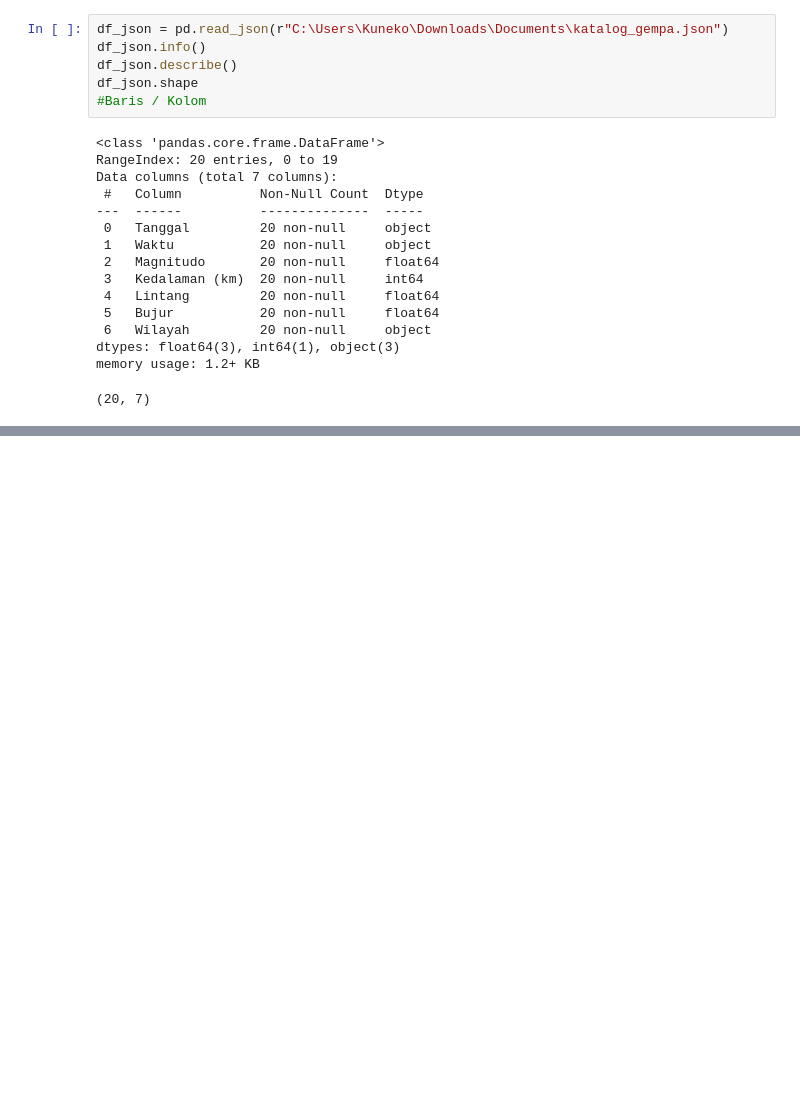
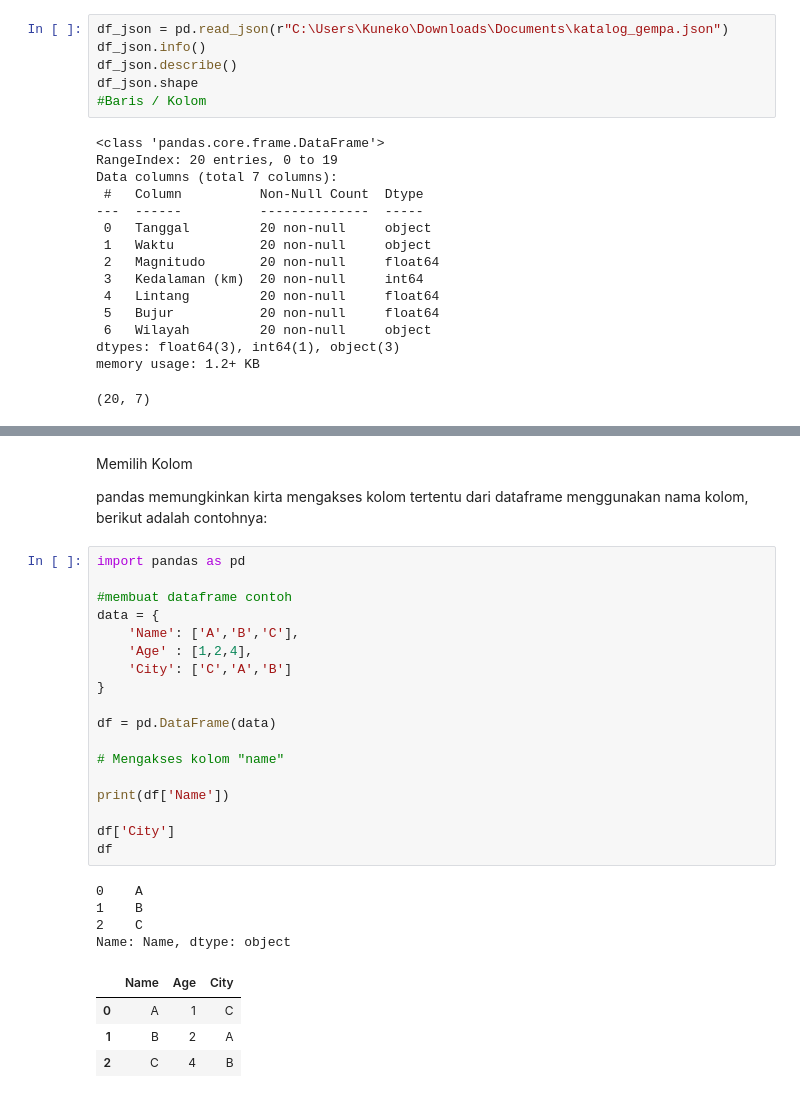
Before and after one commit to Dontbecode/-Bootcamp-Data-Analyst-, a Jupyter notebook: Pandas.ipynb, the cells around one changed output, grey strips where cells are left out. Cells and saved outputs as stored; diff of their text form; blank space fills up the shorter version.

Commit message:
Memilih kolom dan baris

```diff
--- a/Pandas.ipynb
+++ b/Pandas.ipynb
@@ -425,0 +460,31 @@ penggunaan set_option() sangt membantu ketika bekerja dengan dataset besar agar
+# %% [markdown]
+Memilih Kolom
+
+pandas memungkinkan kirta mengakses kolom tertentu dari dataframe menggunakan nama kolom, berikut adalah contohnya:
+# %%
+import pandas as pd
+
+#membuat dataframe contoh
+data = {
+    'Name': ['A','B','C'],
+    'Age' : [1,2,4],
+    'City': ['C','A','B']
+}
+
+df = pd.DataFrame(data)
+
+# Mengakses kolom "name"
+
+print(df['Name'])
+
+df['City']
+df
+# %% [output]
+0    A
+1    B
+2    C
+Name: Name, dtype: object
+|  | Name | Age | City |
+| 0 | A | 1 | C |
+| 1 | B | 2 | A |
+| 2 | C | 4 | B |
```
Also changed, not shown: parts of 8 cells of this notebook, 1 other file.
